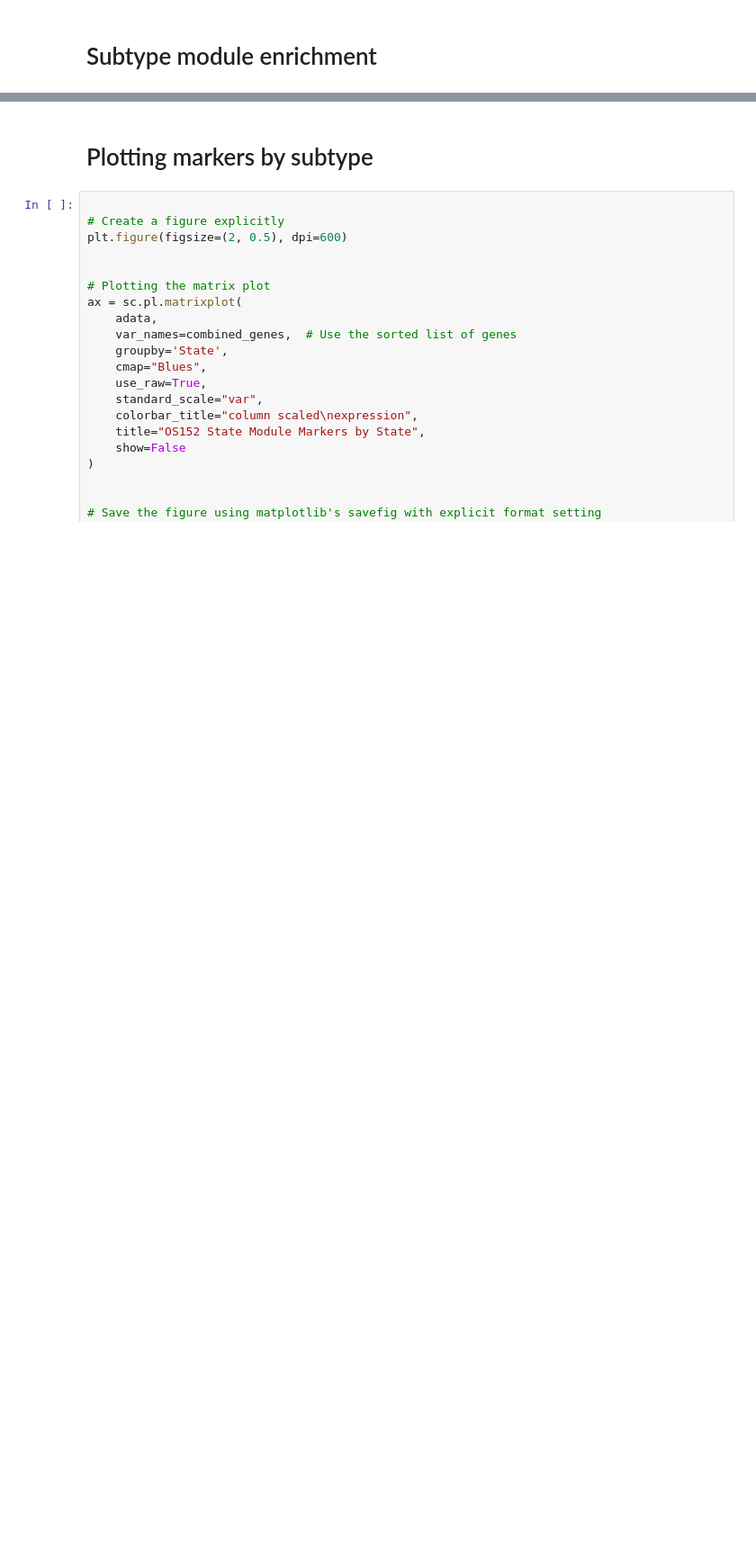
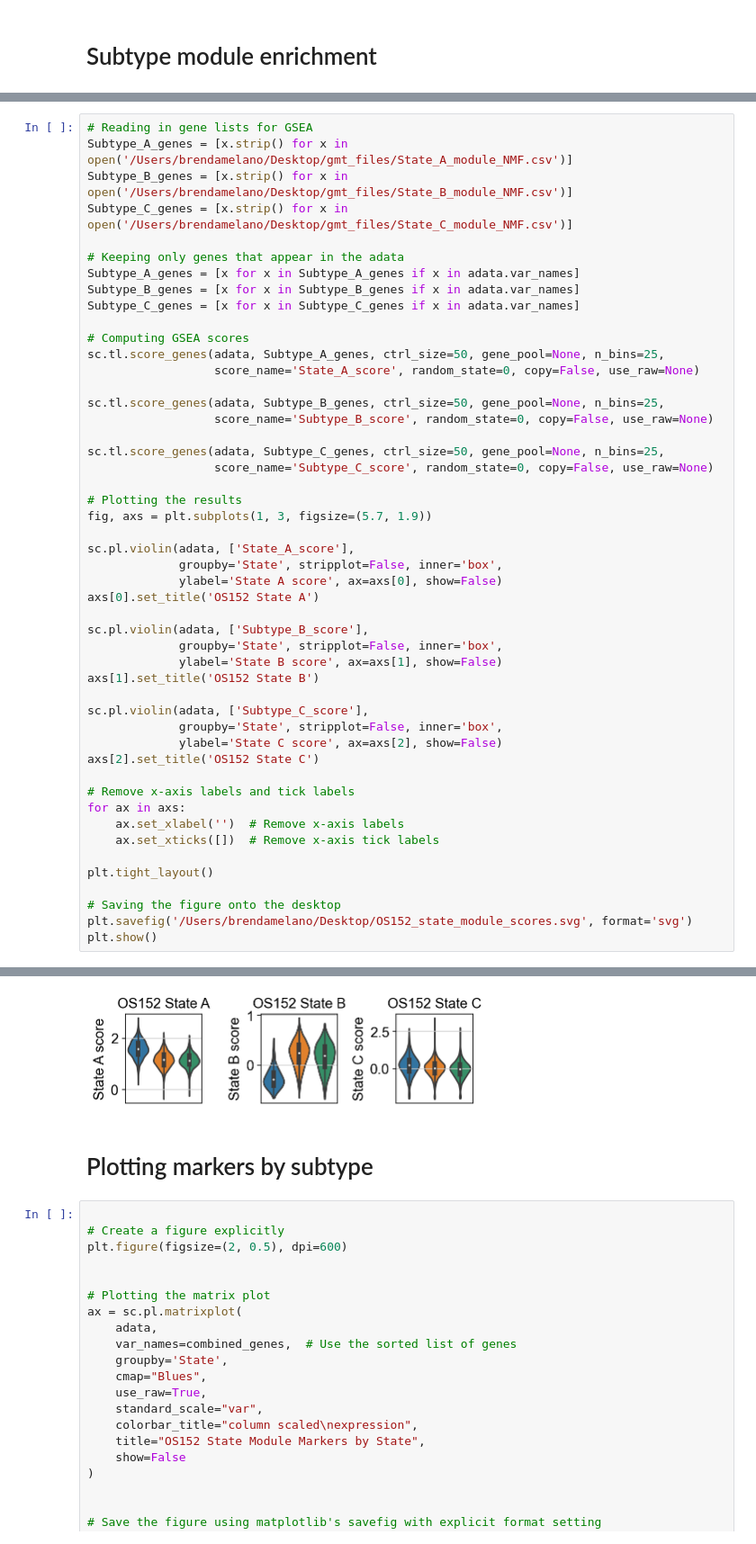
Before and after one commit to brendamelano/Reprogramming_Osteosarcoma, a Jupyter notebook: plain_scRNAseq_analysis/OS152.ipynb, the cells around one changed output, grey strips where cells are left out. Shown: that part at 90% size. Cells and saved outputs as stored; diff of their text form; blank space fills up the shorter version.

```diff
--- a/plain_scRNAseq_analysis/OS152.ipynb
+++ b/plain_scRNAseq_analysis/OS152.ipynb
@@ -386,0 +425,50 @@ computing score 'Subtype_C_score'
+# %%
+# Reading in gene lists for GSEA
+Subtype_A_genes = [x.strip() for x in open('/Users/brendamelano/Desktop/gmt_files/State_A_module_NMF.csv')]
+Subtype_B_genes = [x.strip() for x in open('/Users/brendamelano/Desktop/gmt_files/State_B_module_NMF.csv')]
+Subtype_C_genes = [x.strip() for x in open('/Users/brendamelano/Desktop/gmt_files/State_C_module_NMF.csv')]
+
+# Keeping only genes that appear in the adata
+Subtype_A_genes = [x for x in Subtype_A_genes if x in adata.var_names]
+Subtype_B_genes = [x for x in Subtype_B_genes if x in adata.var_names]
+Subtype_C_genes = [x for x in Subtype_C_genes if x in adata.var_names]
+
+# Computing GSEA scores
+sc.tl.score_genes(adata, Subtype_A_genes, ctrl_size=50, gene_pool=None, n_bins=25,
+                  score_name='State_A_score', random_state=0, copy=False, use_raw=None)
+
+sc.tl.score_genes(adata, Subtype_B_genes, ctrl_size=50, gene_pool=None, n_bins=25,
+                  score_name='Subtype_B_score', random_state=0, copy=False, use_raw=None)
+
+sc.tl.score_genes(adata, Subtype_C_genes, ctrl_size=50, gene_pool=None, n_bins=25,
+                  score_name='Subtype_C_score', random_state=0, copy=False, use_raw=None)
+
+# Plotting the results
+fig, axs = plt.subplots(1, 3, figsize=(5.7, 1.9))
+
+sc.pl.violin(adata, ['State_A_score'],
+             groupby='State', stripplot=False, inner='box',
+             ylabel='State A score', ax=axs[0], show=False)
+axs[0].set_title('OS152 State A')
+
+sc.pl.violin(adata, ['Subtype_B_score'],
+             groupby='State', stripplot=False, inner='box',
+             ylabel='State B score', ax=axs[1], show=False)
+axs[1].set_title('OS152 State B')
+
+sc.pl.violin(adata, ['Subtype_C_score'],
+             groupby='State', stripplot=False, inner='box',
+             ylabel='State C score', ax=axs[2], show=False)
+axs[2].set_title('OS152 State C')
+
+# Remove x-axis labels and tick labels
+for ax in axs:
+    ax.set_xlabel('')  # Remove x-axis labels
+    ax.set_xticks([])  # Remove x-axis tick labels
+
+plt.tight_layout()
+
+# Saving the figure onto the desktop
+plt.savefig('/Users/brendamelano/Desktop/OS152_state_module_scores.svg', format='svg')
+plt.show()
+# %% [output]
@@ -387,3 +487,4 @@ computing score 'Subtype_C_score'
+[figure, added]
 # %% [markdown]
 # Plotting markers by subtype
 # %%
```
Also changed, not shown: parts of 8 cells of this notebook, 4 other files.
